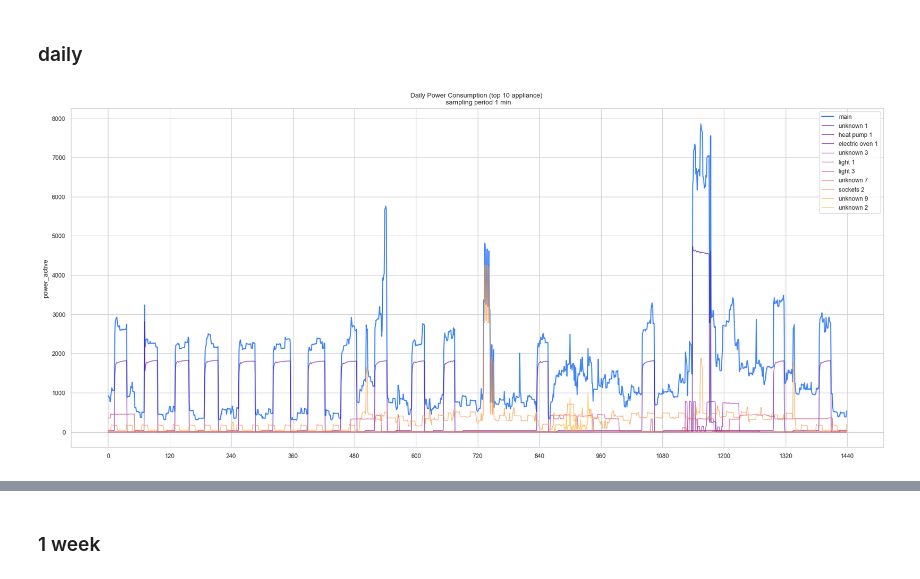
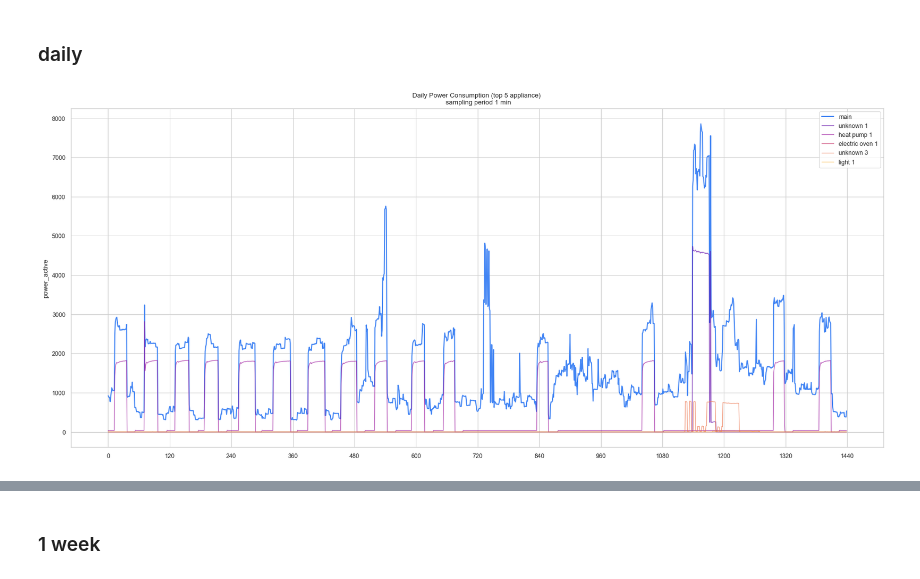
Before and after one commit to chuan-khuna/datamining_nilm_v2, a Jupyter notebook: 03_EDA_appliance.ipynb, the cells around one changed output, grey strips where cells are left out. Cells and saved outputs as stored; diff of their text form; code cells hidden in the pictures.

Commit message:
Add visualization

```diff
--- a/03_EDA_appliance.ipynb
+++ b/03_EDA_appliance.ipynb
@@ -132,23 +132,24 @@ num_appliance = len(top_power_consump)
 ### daily
 # %%
 # plot main
-sns.set_palette("plasma", top_k+1)
+top_k = 5
+sns.set_palette("plasma", top_k)
 power_col = 'power_active'
 
 x = np.arange(0, oneday_n)
 sns.lineplot(x, main_df[power_col][:oneday_n], label='main', lw=1.5, color=google[0])
 
 # plot appliances
 sns.set_palette("plasma", top_k+1)
 for i in range(top_k):
     appliance_name = top_power_consump[i]
     app_df = df[df['appliances_name'] == appliance_name]
     sns.lineplot(x, app_df[power_col][:oneday_n], label=appliance_name, lw=1, alpha=0.7)
 
 plt.xticks(np.arange(0, oneday_n+120, 120))
 plt.title(f"Daily Power Consumption (top {top_k} appliance) \n sampling period {sampling_period} min")
 
 plt.savefig(f"./visualization_output/03_daily_{top_k}_appliance_power.png", dpi=150)
 plt.show()
 # %% [output]
-[figure, old version]
+[figure, new version]
```
Also changed, not shown: parts of 5 cells of this notebook, 9 other files.
